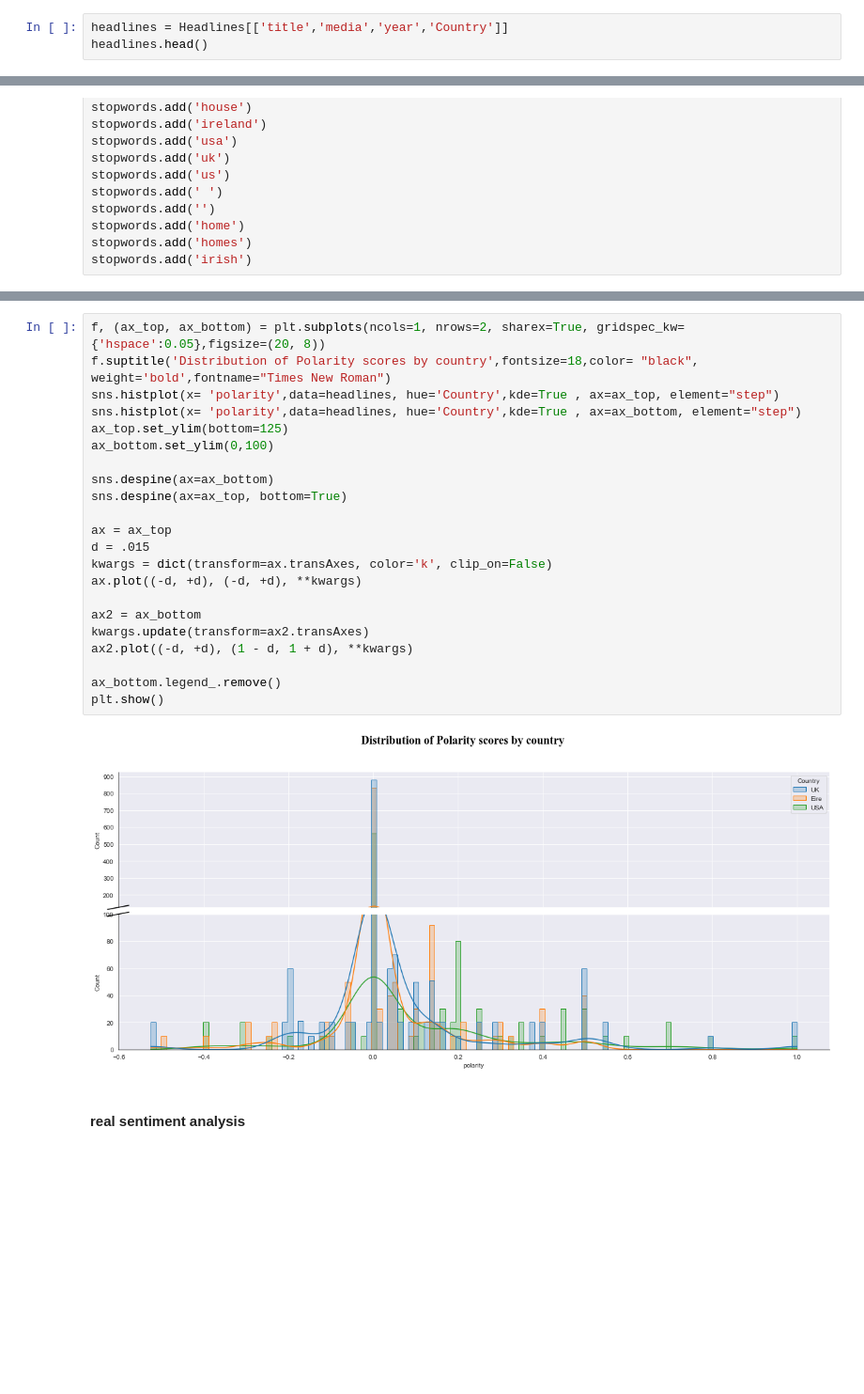
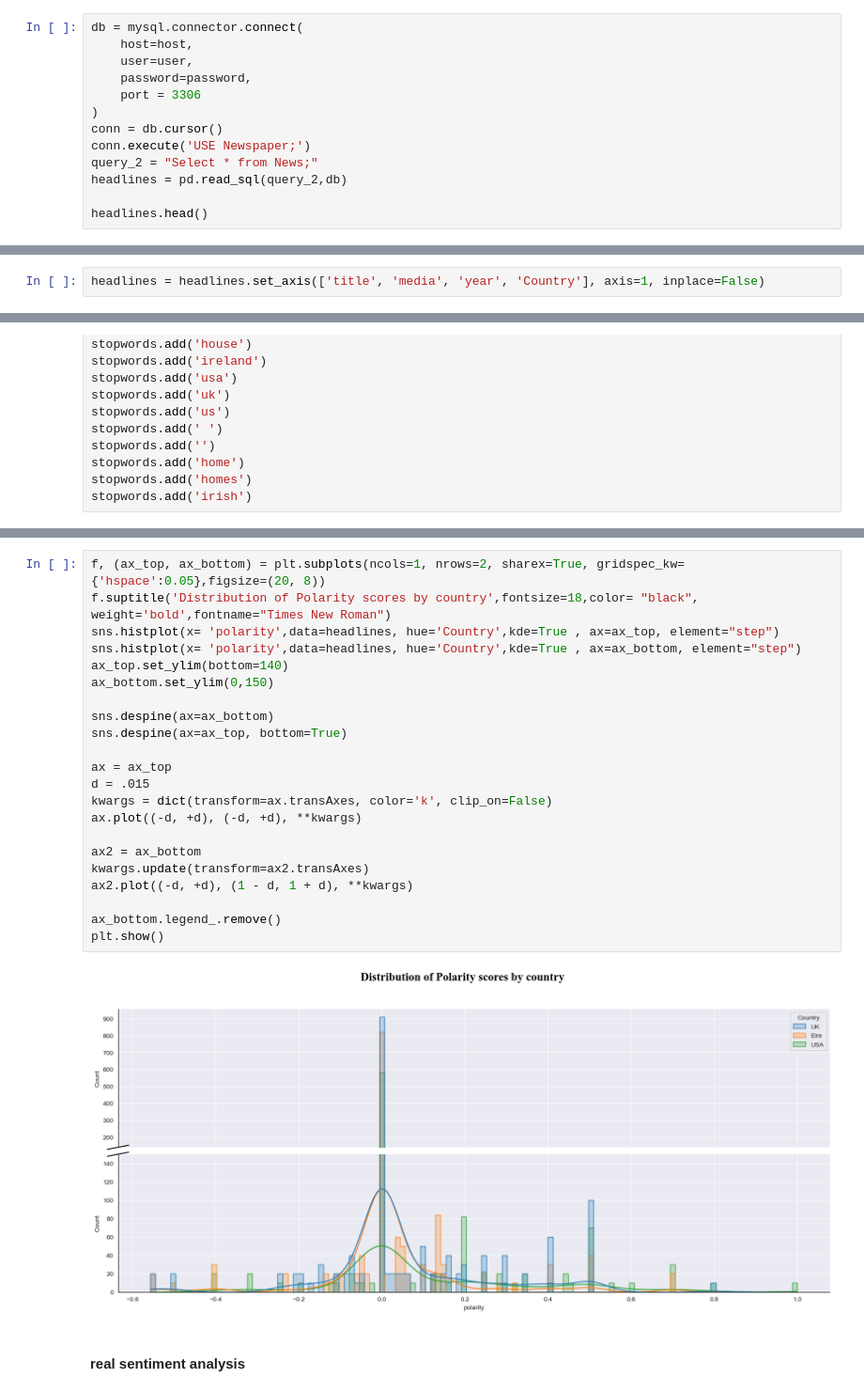
Before and after one commit to alexCCTcollege/CA-2, a Jupyter notebook: Code.ipynb, the cells around one changed output, grey strips where cells are left out. Shown at 94% size. Cells and saved outputs as stored; diff of their text form; blank space fills up the shorter version.

```diff
--- a/Code.ipynb
+++ b/Code.ipynb
@@ -196,4 +145,14 @@ MySQLInterfaceError: Commands out of sync; you can't run this command now
 # %%
-headlines = Headlines[['title','media','year','Country']]
+db = mysql.connector.connect(
+    host=host,
+    user=user,
+    password=password,
+    port = 3306
+)
+conn = db.cursor()
+conn.execute('USE Newspaper;')
+query_2 = "Select * from News;"
+headlines = pd.read_sql(query_2,db)
+
 headlines.head()
 # %% [output]
@@ -206,3 +165,5 @@ headlines.head()
+# %%
+headlines = headlines.set_axis(['title', 'media', 'year', 'Country'], axis=1, inplace=False)
 # %%
 headlines.isna().sum()
 # %% [output]
@@ -345,27 +290,27 @@ ax[2].tick_params(labelsize=12)
 # %%
 f, (ax_top, ax_bottom) = plt.subplots(ncols=1, nrows=2, sharex=True, gridspec_kw={'hspace':0.05},figsize=(20, 8))
 f.suptitle('Distribution of Polarity scores by country',fontsize=18,color= "black", weight='bold',fontname="Times New Roman")
 sns.histplot(x= 'polarity',data=headlines, hue='Country',kde=True , ax=ax_top, element="step")
 sns.histplot(x= 'polarity',data=headlines, hue='Country',kde=True , ax=ax_bottom, element="step")
-ax_top.set_ylim(bottom=125)
-ax_bottom.set_ylim(0,100)
+ax_top.set_ylim(bottom=140)
+ax_bottom.set_ylim(0,150)
 
 sns.despine(ax=ax_bottom)
 sns.despine(ax=ax_top, bottom=True)
 
 ax = ax_top
 d = .015
 kwargs = dict(transform=ax.transAxes, color='k', clip_on=False)
 ax.plot((-d, +d), (-d, +d), **kwargs)
 
 ax2 = ax_bottom
 kwargs.update(transform=ax2.transAxes)
 ax2.plot((-d, +d), (1 - d, 1 + d), **kwargs)
 
 ax_bottom.legend_.remove()
 plt.show()
 # %% [output]
-[figure, old version]
+[figure, new version]
 # %% [markdown]
 #### real sentiment analysis
 # %%
```
Also changed, not shown: parts of 24 cells of this notebook, 7 other files.
